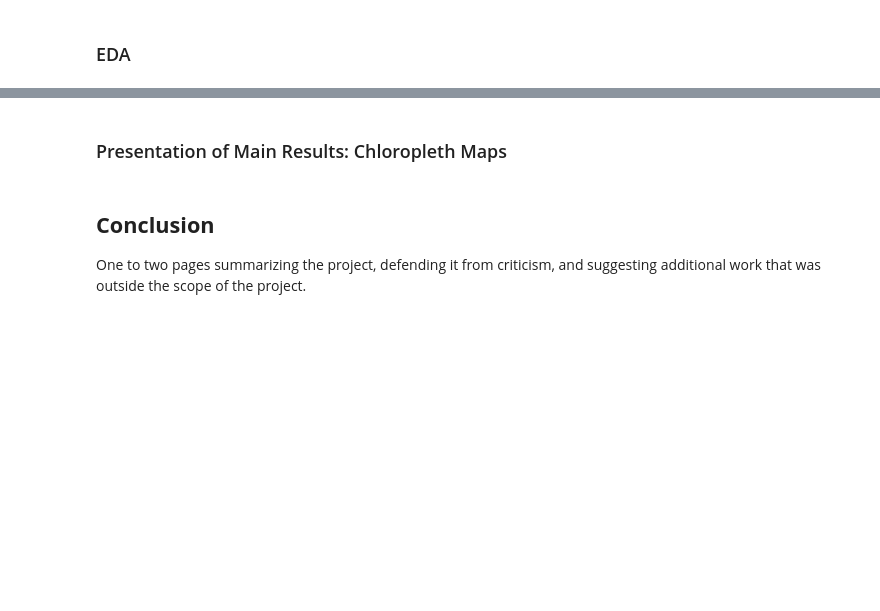
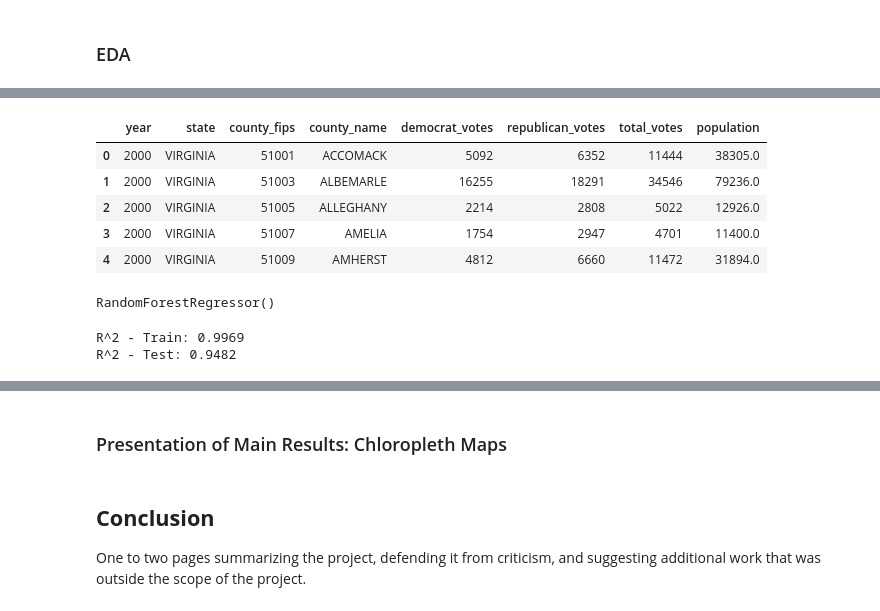
Before and after one commit to amolaka/Notable-Projects, a Jupyter notebook: Voting_Project_Paper.ipynb, the cells around one changed output, grey strips where cells are left out. Saved outputs shown, nothing was run; the diff lists cells and outputs as text; code cells hidden in the pictures; blank space fills up the shorter version.

```diff
--- a/Voting_Project_Paper.ipynb
+++ b/Voting_Project_Paper.ipynb
@@ -52,0 +76,12 @@ After isolating the county data from the state of interest, Virginia, the county
+# %%
+# Import data
+data = pd.read_csv('/content/DS-3001---Voting-Project/clean_data/voting_data_with_population-2.csv')
+data = data.drop(['Unnamed: 0'], axis=1)
+data.head()
+# %% [output]
+|  | year | state | county_fips | county_name | democrat_votes | republican_votes | total_votes | population |
+| 0 | 2000 | VIRGINIA | 51001 | ACCOMACK | 5092 | 6352 | 11444 | 38305.0 |
+| 1 | 2000 | VIRGINIA | 51003 | ALBEMARLE | 16255 | 18291 | 34546 | 79236.0 |
+| 2 | 2000 | VIRGINIA | 51005 | ALLEGHANY | 2214 | 2808 | 5022 | 12926.0 |
+| 3 | 2000 | VIRGINIA | 51007 | AMELIA | 1754 | 2947 | 4701 | 11400.0 |
+| 4 | 2000 | VIRGINIA | 51009 | AMHERST | 4812 | 6660 | 11472 | 31894.0 |
@@ -52,0 +105,18 @@ After isolating the county data from the state of interest, Virginia, the county
+# %%
+from sklearn.ensemble import RandomForestRegressor
+
+# Fit model:
+model = RandomForestRegressor() # Build a random forest model
+model.fit(X_train,y_train) # Fit the model
+# %% [output]
+RandomForestRegressor()
+# %%
+# Look at R-squared values
+train_data_score = model.score(X_train, y_train)
+print(f'R^2 - Train: {train_data_score:.4f}')
+
+test_data_score = model.score(X_test, y_test)
+print(f'R^2 - Test: {test_data_score:.4f}')
+# %% [output]
+R^2 - Train: 0.9969
+R^2 - Test: 0.9482
```
Also changed, not shown: parts of 17 cells of this notebook.
